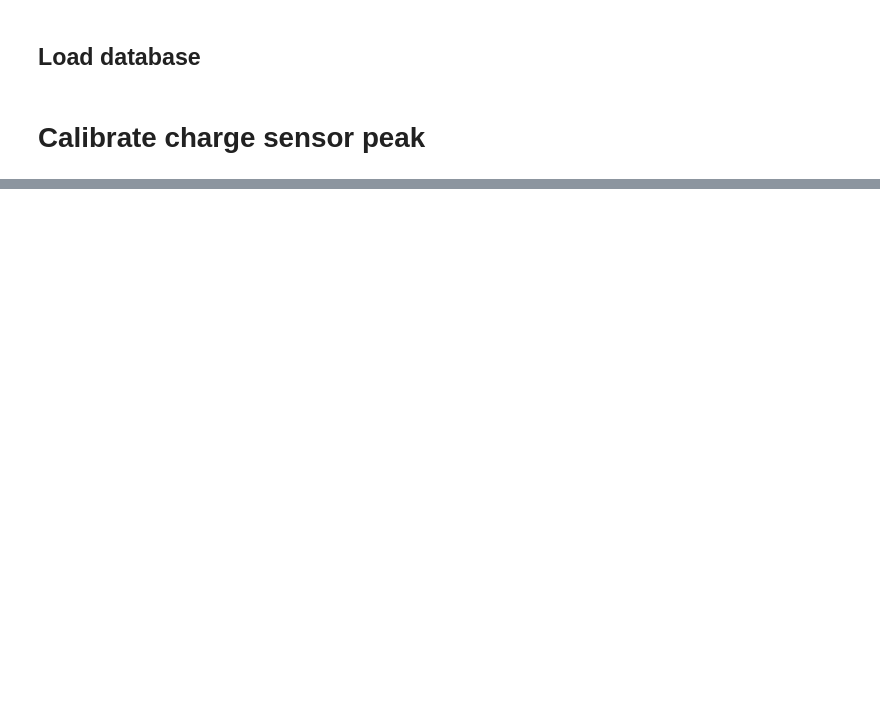
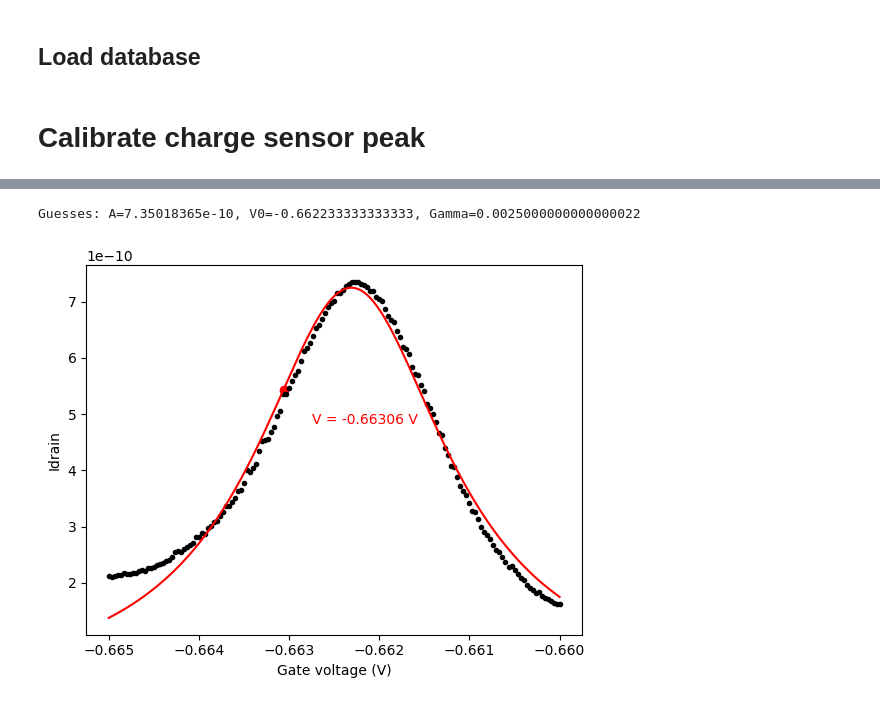
Before and after one commit to HQClabo/dataAnalysis, a Jupyter notebook: dataAnalysis/examples/charge_sensor_calibration.ipynb, the cells around one changed output, grey strips where cells are left out. Cells and saved outputs as stored; diff of their text form; code cells hidden in the pictures; blank space fills up the shorter version.

```diff
--- a/dataAnalysis/examples/charge_sensor_calibration.ipynb
+++ b/dataAnalysis/examples/charge_sensor_calibration.ipynb
@@ -43,0 +43,5 @@ Guesses: A=0.00412037384905585, V0=-0.662433333333333, Gamma=0.00250000000000000
+# %%
+V_max_deriv = meas.find_max_derivative_point(ydata_param_name='Idrain', method='lmfit')
+# %% [output]
+Guesses: A=7.35018365e-10, V0=-0.662233333333333, Gamma=0.0025000000000000022
+[figure, added]
```
Also changed, not shown: parts of 2 cells of this notebook, 2 other files.
